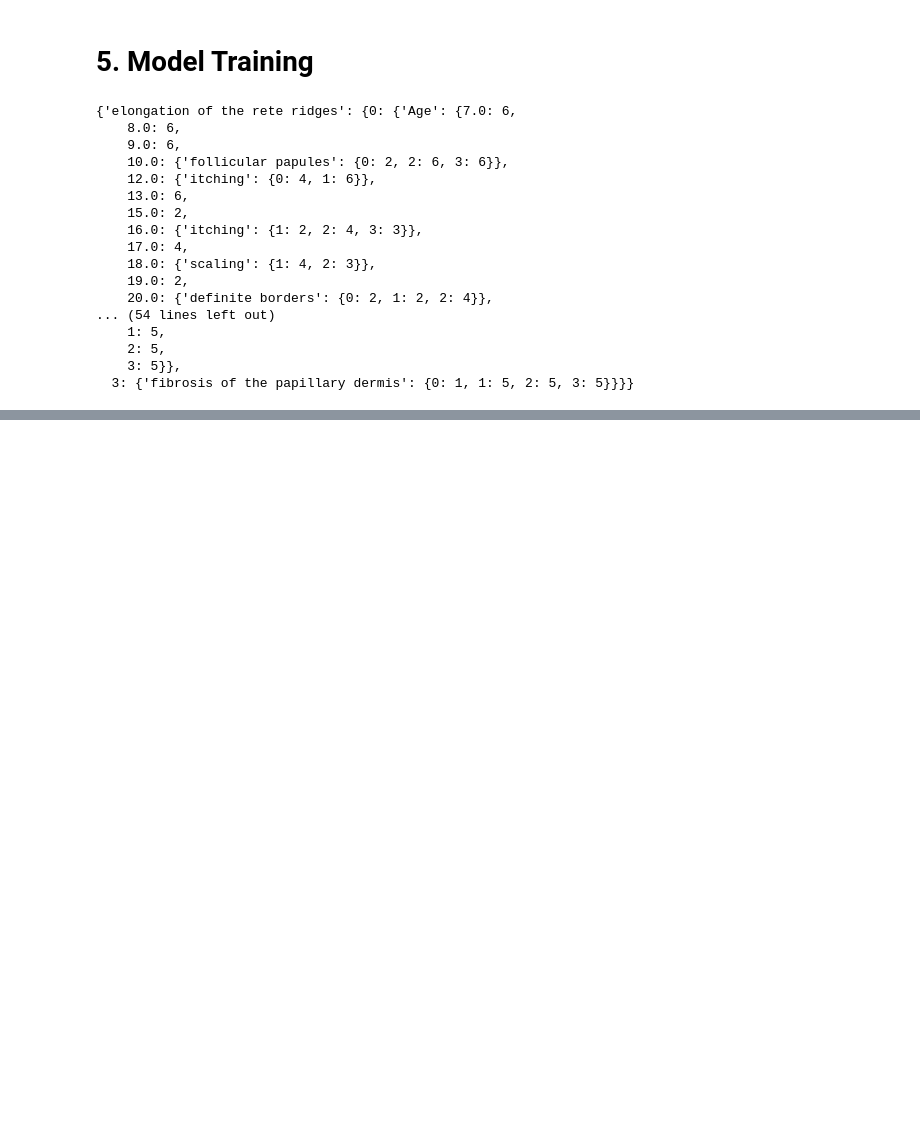
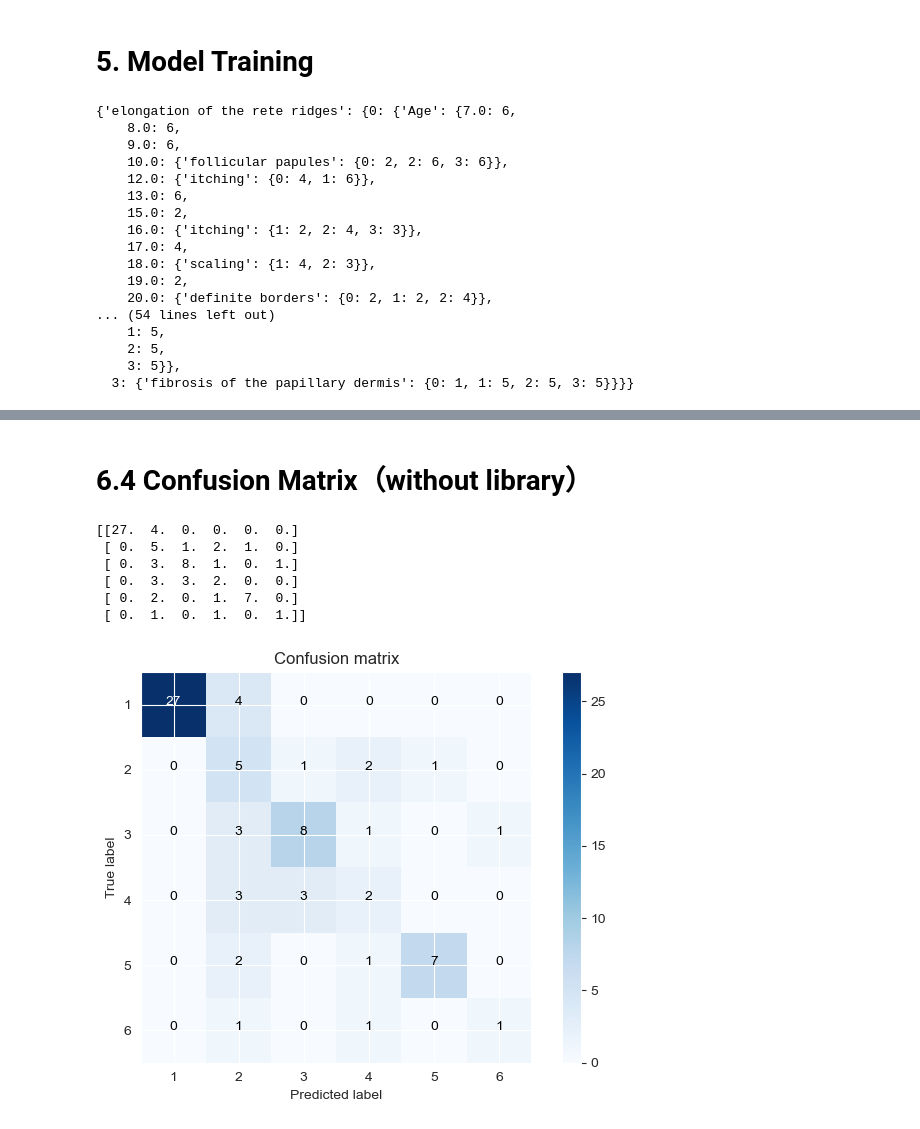
Before and after one commit to chengxinzhaox/ML-Learn-recourses, a Jupyter notebook: cw1/DecisionTree.ipynb, the cells around one changed output, grey strips where cells are left out. Saved outputs shown, nothing was run; the diff lists cells and outputs as text; code cells hidden in the pictures; blank space fills up the shorter version.

```diff
--- a/cw1/DecisionTree.ipynb
+++ b/cw1/DecisionTree.ipynb
@@ -72,5 +73,5 @@ def split_dataset(data, feature_index, value):
 # %%
-class ID3DecisionTree:
+class DecisionTree:
     def __init__(self, max_depth, min_info_gain):
         """
         Initialize the decision tree model.
@@ -160,7 +161,13 @@ class ID3DecisionTree:
             return tree
         feature_index = list(tree.keys())[0]
         feature_value = sample[feature_index]
-        sub_tree = tree[feature_index].get(feature_value, np.nan)
+
+        if feature_value not in tree[feature_index]:
+            # If the feature value is not in the tree, then return the mode of the labels.
+            sub_tree = tree[feature_index][list(tree[feature_index].keys())[0]]
+        else:
+            sub_tree = tree[feature_index][feature_value]
+
         return self.predict_sample(sub_tree, sample)
 
     def predict(self, data):
@@ -175,8 +182,9 @@ class ID3DecisionTree:
 # 5. Model Training
 # %%
 # Training the decision tree model
-tree = ID3DecisionTree(max_depth=3, min_info_gain=0.1)
+tree = DecisionTree(max_depth=3, min_info_gain=0.1)
 tree.fit(train)
+predictions = tree.predict(test)
 # %%
 tree.tree
 # %% [output]
@@ -218,0 +287,50 @@ MSE: 0.6507936507936508
+# %% [markdown]
+# 6.4 Confusion Matrix（without library）
+# %%
+def confusion_matrix(y_true, y_pred):
+    """
+    The confusion matrix function is used to compute the confusion matrix of the model.
+    :param y_true: the true labels
+    :param y_pred: the predicted labels
+    :return: the confusion matrix of the model
+    """
+    labels = np.unique(y_true)
+    matrix = np.zeros((len(labels), len(labels)))
+    for i in range(len(labels)):
+        for j in range(len(labels)):
+            matrix[i, j] = np.sum((y_true == labels[i]) & (y_pred == labels[j]))
+    return matrix
+
+def plot_confusion_matrix(cm, classes):
+    """
+    The plot_confusion_matrix function is used to plot the confusion matrix of the model.
+    :param cm: the confusion matrix
+    :param classes: the class labels
+    """
+    plt.imshow(cm, interpolation='nearest', cmap=plt.cm.Blues)
+    plt.title("Confusion matrix")
+    plt.colorbar()
+    tick_marks = np.arange(len(classes))
+    plt.xticks(tick_marks, classes)
+    plt.yticks(tick_marks, classes)
+
+    for i in range(cm.shape[0]):
+        for j in range(cm.shape[1]):
+            plt.text(j, i, str(int(cm[i, j])),
+                     horizontalalignment="center",
+                     color="white" if cm[i, j] > cm.max() / 2. else "black")
+
+    plt.ylabel('True label')
+    plt.xlabel('Predicted label')
+    plt.tight_layout()
+    plt.show()
+
+plot_confusion_matrix(confusion_matrix(test.iloc[:, -1], predictions), classes=np.unique(test.iloc[:, -1]))
+# %% [output]
+[[27.  4.  0.  0.  0.  0.]
+ [ 0.  5.  1.  2.  1.  0.]
+ [ 0.  3.  8.  1.  0.  1.]
+ [ 0.  3.  3.  2.  0.  0.]
+ [ 0.  2.  0.  1.  7.  0.]
+ [ 0.  1.  0.  1.  0.  1.]]
+[figure, added]
```
Also changed, not shown: parts of 10 cells of this notebook, 3 other files.
